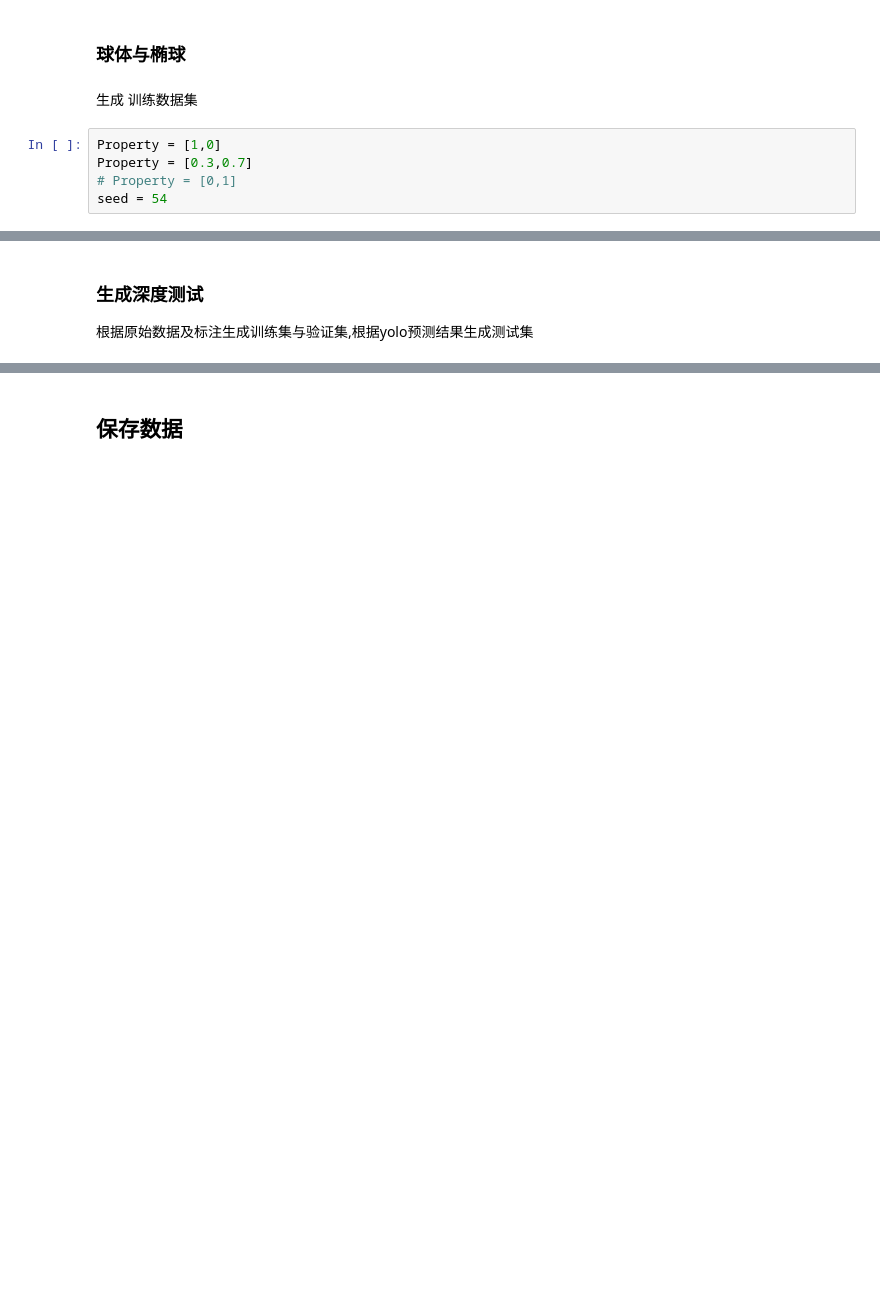
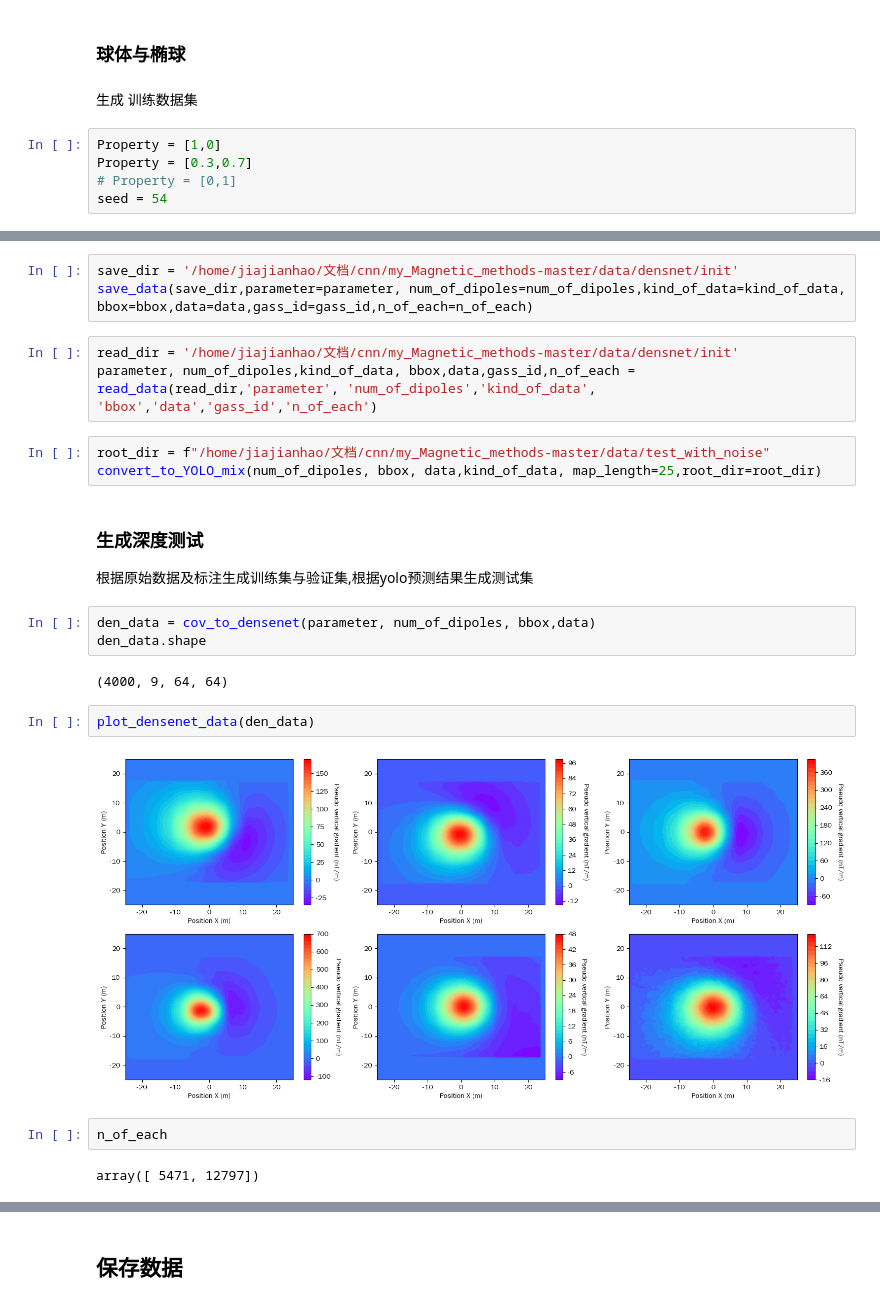
Before and after one commit to jia80H/my_Magnetic_methods-master, a Jupyter notebook: 00create_data.ipynb, the cells around one changed output, grey strips where cells are left out. Saved outputs shown, nothing was run; the diff lists cells and outputs as text; blank space fills up the shorter version.

```diff
--- a/00create_data.ipynb
+++ b/00create_data.ipynb
@@ -300,3 +298,25 @@ convert_to_YOLO_mix(num_of_dipoles, bbox, data,kind_of_data, map_length=25,root_
+# %%
+save_dir = '/home/jiajianhao/文档/cnn/my_Magnetic_methods-master/data/densnet/init'
+save_data(save_dir,parameter=parameter, num_of_dipoles=num_of_dipoles,kind_of_data=kind_of_data, bbox=bbox,data=data,gass_id=gass_id,n_of_each=n_of_each)
+# %%
+read_dir = '/home/jiajianhao/文档/cnn/my_Magnetic_methods-master/data/densnet/init'
+parameter, num_of_dipoles,kind_of_data, bbox,data,gass_id,n_of_each = read_data(read_dir,'parameter', 'num_of_dipoles','kind_of_data', 'bbox','data','gass_id','n_of_each')
+# %%
+root_dir = f"/home/jiajianhao/文档/cnn/my_Magnetic_methods-master/data/test_with_noise"
+convert_to_YOLO_mix(num_of_dipoles, bbox, data,kind_of_data, map_length=25,root_dir=root_dir)
 # %% [markdown]
 ### 生成深度测试
 根据原始数据及标注生成训练集与验证集,根据yolo预测结果生成测试集
+# %%
+den_data = cov_to_densenet(parameter, num_of_dipoles, bbox,data)
+den_data.shape
+# %% [output]
+(4000, 9, 64, 64)
+# %%
+plot_densenet_data(den_data)
+# %% [output]
+[figure, added]
+# %%
+n_of_each
+# %% [output]
+array([ 5471, 12797])
```
Also changed, not shown: parts of 8 cells of this notebook, 2 other files.
